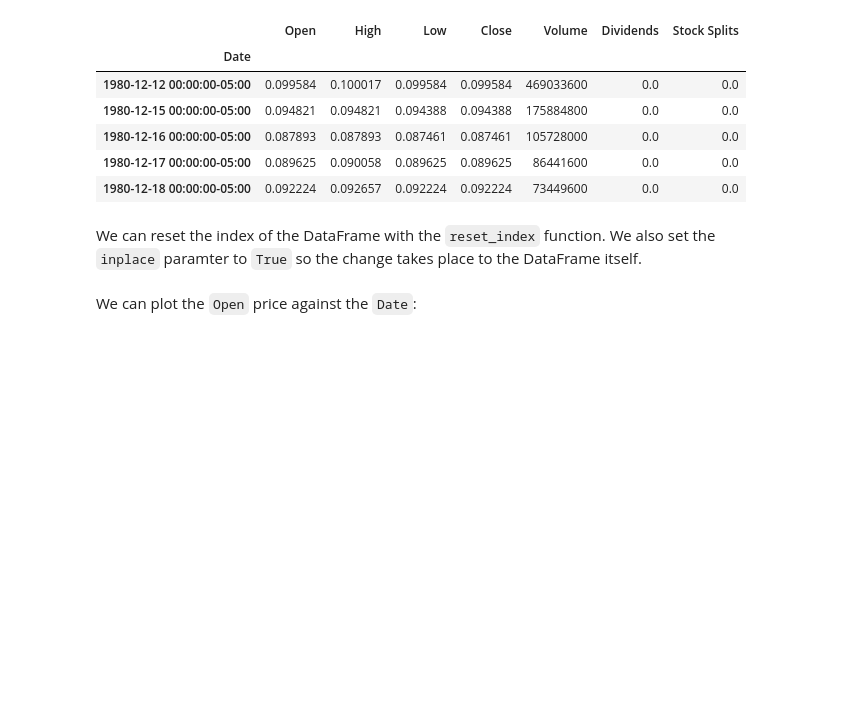
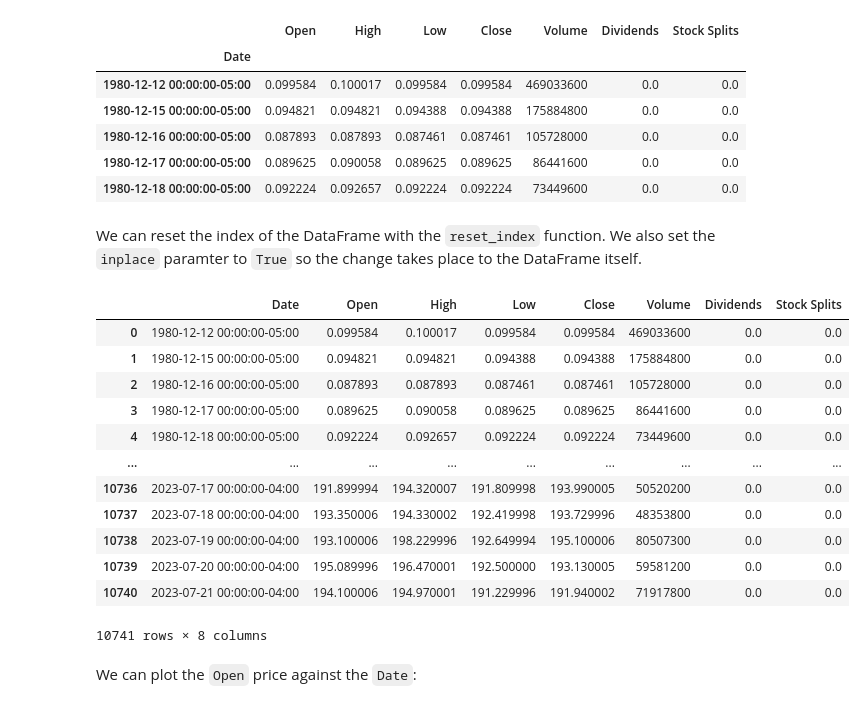
Before and after one commit to harshsr923/IBMLab, a Jupyter notebook: Python Project for Data Science/Week 1/Extracting Stock Data Using a Python Library.ipynb, the cells around one changed output. Drawn from its saved outputs; the diff is of its cells as text; code cells hidden in the pictures; blank space fills up the shorter version.

Commit message:
Update exercise - Added some comments - {Extracting Stock Data Using a Python Library}

```diff
--- a/Python Project for Data Science/Week 1/Extracting Stock Data Using a Python Library.ipynb
+++ b/Python Project for Data Science/Week 1/Extracting Stock Data Using a Python Library.ipynb
@@ -127,6 +132,21 @@ apple_share_price_data.head()
 We can reset the index of the DataFrame with the `reset_index` function. We also set the `inplace` paramter to `True` so the change takes place to the DataFrame itself.
 # %%
 apple_share_price_data.reset_index(inplace=True)
+apple_share_price_data
+# %% [output]
+|  | Date | Open | High | Low | Close | Volume | Dividends | Stock Splits |
+| 0 | 1980-12-12 00:00:00-05:00 | 0.099584 | 0.100017 | 0.099584 | 0.099584 | 469033600 | 0.0 | 0.0 |
+| 1 | 1980-12-15 00:00:00-05:00 | 0.094821 | 0.094821 | 0.094388 | 0.094388 | 175884800 | 0.0 | 0.0 |
+| 2 | 1980-12-16 00:00:00-05:00 | 0.087893 | 0.087893 | 0.087461 | 0.087461 | 105728000 | 0.0 | 0.0 |
+| 3 | 1980-12-17 00:00:00-05:00 | 0.089625 | 0.090058 | 0.089625 | 0.089625 | 86441600 | 0.0 | 0.0 |
+| 4 | 1980-12-18 00:00:00-05:00 | 0.092224 | 0.092657 | 0.092224 | 0.092224 | 73449600 | 0.0 | 0.0 |
+| ... | ... | ... | ... | ... | ... | ... | ... | ... |
+| 10736 | 2023-07-17 00:00:00-04:00 | 191.899994 | 194.320007 | 191.809998 | 193.990005 | 50520200 | 0.0 | 0.0 |
+| 10737 | 2023-07-18 00:00:00-04:00 | 193.350006 | 194.330002 | 192.419998 | 193.729996 | 48353800 | 0.0 | 0.0 |
+| 10738 | 2023-07-19 00:00:00-04:00 | 193.100006 | 198.229996 | 192.649994 | 195.100006 | 80507300 | 0.0 | 0.0 |
+| 10739 | 2023-07-20 00:00:00-04:00 | 195.089996 | 196.470001 | 192.500000 | 193.130005 | 59581200 | 0.0 | 0.0 |
+| 10740 | 2023-07-21 00:00:00-04:00 | 194.100006 | 194.970001 | 191.229996 | 191.940002 | 71917800 | 0.0 | 0.0 |
+10741 rows × 8 columns
 # %% [markdown]
 We can plot the `Open` price against the `Date`:
 # %%
```
Also changed, not shown: parts of 9 cells of this notebook.
